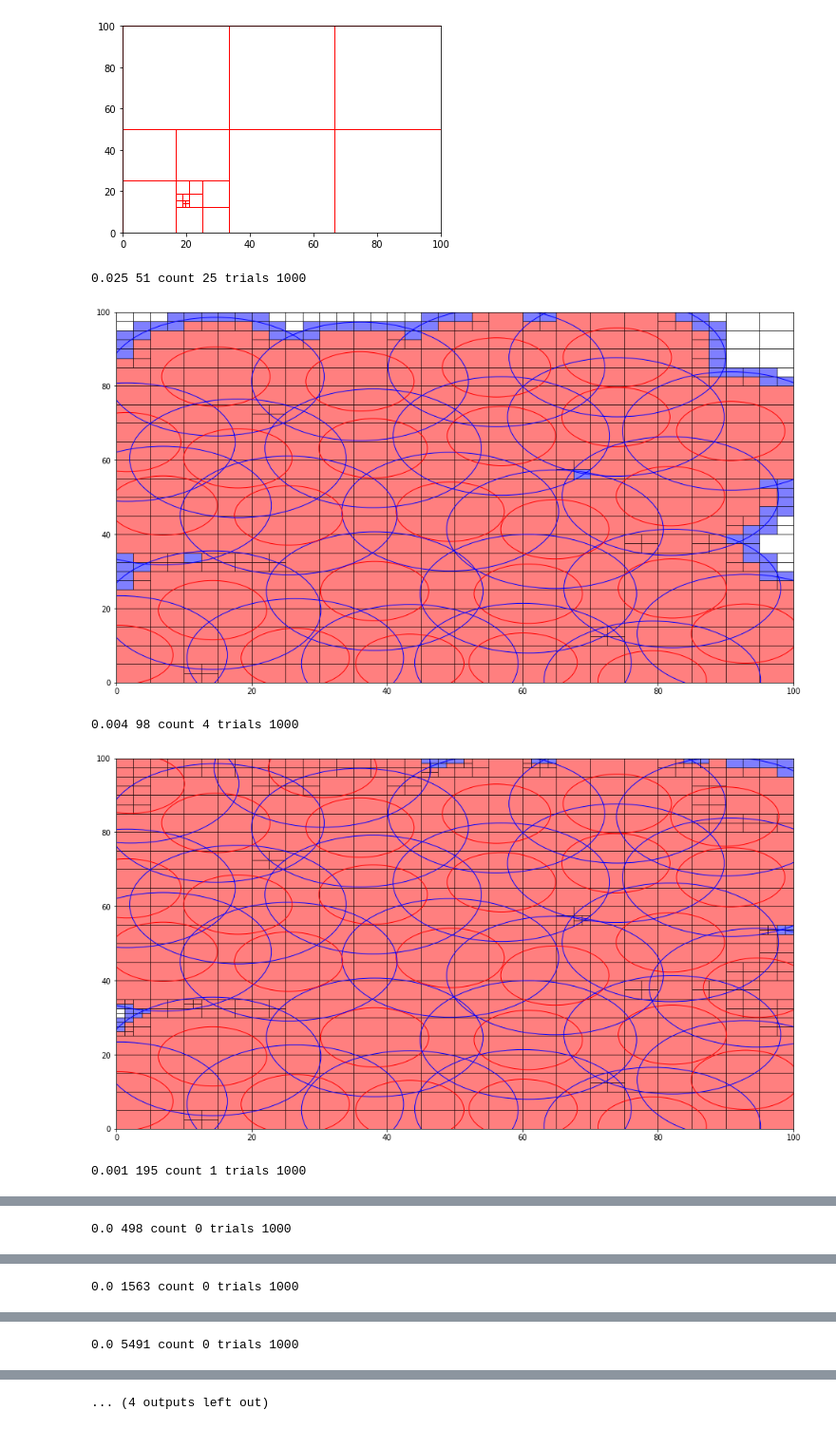
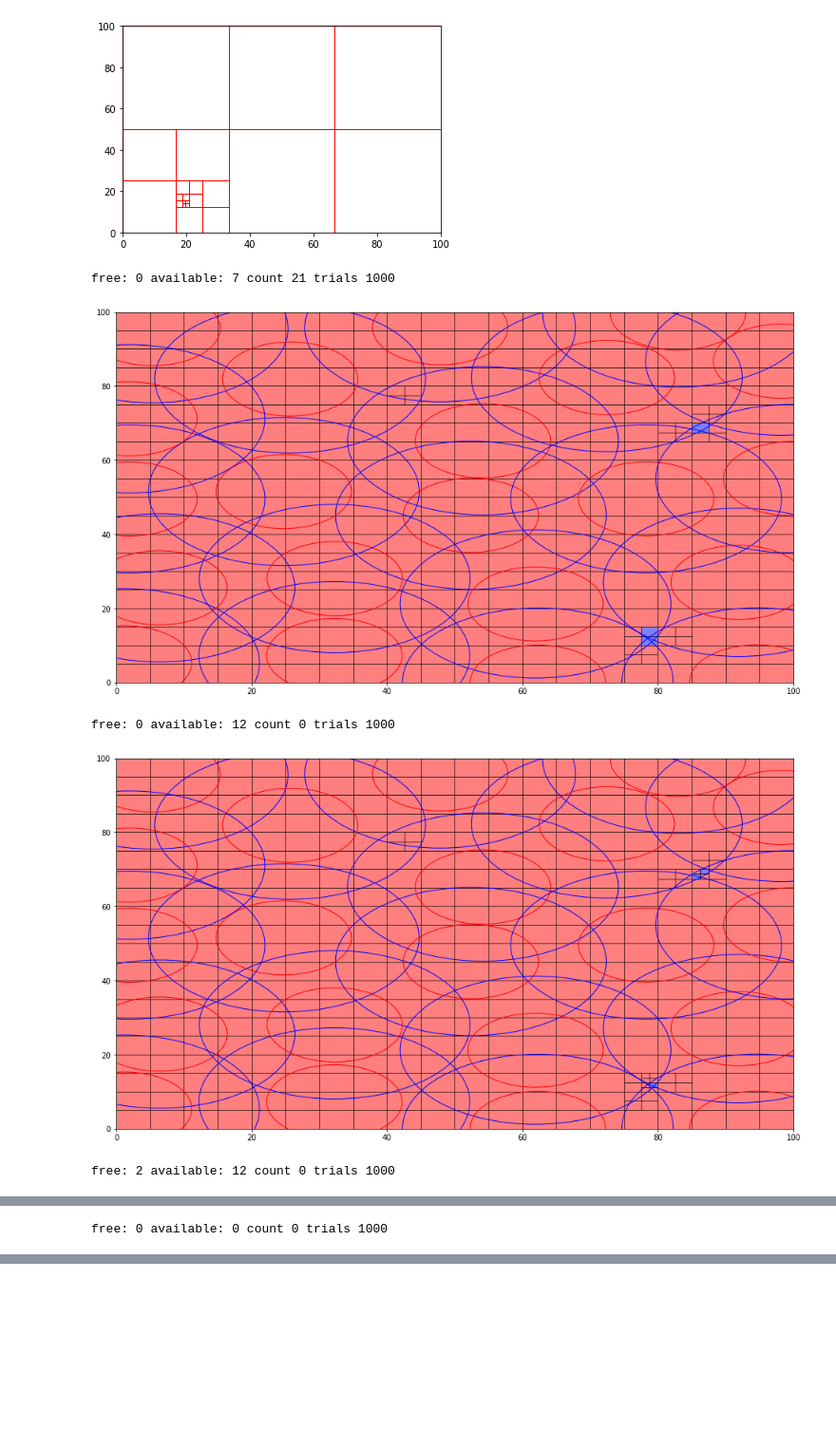
Before and after one commit to jakubwida/VoxelSequentialAdsorbtion, a Jupyter notebook: VoxelRandomSequentialAdsorbtionEngine.ipynb, the cells around one changed output, grey strips where cells are left out. Shown at 95% size. Drawn from its saved outputs; the diff is of its cells as text; code cells hidden in the pictures; blank space fills up the shorter version.

```diff
--- a/VoxelRandomSequentialAdsorbtionEngine.ipynb
+++ b/VoxelRandomSequentialAdsorbtionEngine.ipynb
@@ -80,6 +80,10 @@ class Voxel:
 
         return dimlist
 
+    def get_random_pos(self):
+        lows = self.pos
+        highs = self.size
+        return np.random.uniform(lows,highs,len(self.size))
 
 
 
@@ -142,7 +146,7 @@ w = World((100.0,100.0),(3,2),Voxel)
 for i in range(5):
     voxel = w.get_final_voxel_from_pos((20.0,15.0))
     voxel.subdivide()
-#voxel = w.get_final_voxel_from_pos((20.0,15.0))
+voxel = w.get_final_voxel_from_pos((20.0,15.0))
 #print(voxel.get_all_vertices())
 w.plot()
 # %% [output]
@@ -171,7 +175,7 @@ class RSAVoxel(Voxel):
         self.contents = []
 
     def subdivide(self):
-        if not self.is_full:
+        if not self.is_full and not self.is_divided:
             super().subdivide()
             self.world.available_voxels.remove(self)
             subvoxels = self.get_all_base_subvoxels()
@@ -189,8 +193,10 @@ class RSAVoxel(Voxel):
                             voxel.is_full = True
 
                         else:
+                            self.world.completely_free_voxels.append(voxel)
                             self.world.available_voxels.append(voxel)
             else:
+                self.world.completely_free_voxels.remove(self)
                 for voxel in subvoxels:
                     self.world.available_voxels.append(voxel)
 
@@ -201,12 +207,14 @@ class RSAWorld(World):
 
         self.figure_class = figure_class
         self.available_voxels = []
+        self.completely_free_voxels = []
         self.figures = []
 
         #for index, x in np.ndenumerate(self.world):
         #    self.available_voxels.append(self.world[tuple(index)])
         for index, x in np.ndenumerate(self.world):
             self.available_voxels.append(x)
+        self.completely_free_voxels = self.available_voxels.copy()
 
     #checks for collision between new and all figures, and if succesfull, inserts it into the voxels
     def add_figure(self,pos):
@@ -221,11 +229,15 @@ class RSAWorld(World):
 
             cond = figure.voxel_overlap(voxel)
             if cond == 0:
+                if len(voxel.contents) == 0:
+                    self.completely_free_voxels.remove(voxel)
                 voxel.contents.append(figure)
             elif cond == -1:
                 voxel.contents.append(figure)
                 voxel.is_full = True
                 new_voxels.remove(voxel)
+                if voxel in self.completely_free_voxels:
+                    self.completely_free_voxels.remove(voxel)
         self.available_voxels = new_voxels
 
         self.figures.append(figure)
@@ -234,14 +246,12 @@ class RSAWorld(World):
     def add_random_figure(self):
         if len(self.available_voxels) == 0:
             return None
-        #slow, but may be nescesary
-        free_voxels = [vox for vox in self.available_voxels if len(vox.contents) == 0]
-        if len(free_voxels) > 0:
-            voxel = random.choice(free_voxels)
+        if len(self.completely_free_voxels) > 0:
+            voxel = random.choice(self.completely_free_voxels)
         else:
             voxel = random.choice(self.available_voxels)
         lows = np.array(voxel.pos)
-        highs = np.array(voxel.size)
+        highs = np.array(voxel.size) + lows
         pos = np.random.uniform(lows,highs,size=len(self.size))
 
         return self.add_figure(pos)
@@ -249,13 +259,17 @@ class RSAWorld(World):
     def perform_rsa(self,treshold = 0.1,trials=100):
         while len(self.available_voxels) > 0:
             #for i in range(5):
+
+            #SLOW & BAD
+            self.available_voxels = [v for v in self.available_voxels if not v.is_full and not v.is_divided]
+            self.completely_free_voxels = [v for v in self.completely_free_voxels if not v.is_full and not v.is_divided]
             count=0
             for i in range(trials):
                 fig = self.add_random_figure()
                 if fig != None:
                     count+=1
             quality = float(count)/float(trials)
-            print(quality,len(self.available_voxels),"count",count,"trials",trials)
+            print("free:",len(self.completely_free_voxels),"available:",len(self.available_voxels),"count",count,"trials",trials)
             if quality <= treshold:
                 avcp = world.available_voxels.copy()
                 for i in avcp:
@@ -296,11 +310,11 @@ class RSAWorld(World):
 class CircleFigure(Figure):
     def __init__(self,pos):
         super().__init__(pos)
-        self.radius = 8.0
+        self.radius = 10.0
 
     def __radius_include(self,pos,target,radius):
         dist = abs(np.linalg.norm(pos-target))
-        return dist <= radius
+        return dist < radius
 
     # 1: doesnt overlap, 0: collides but not covers, -1: covers  (given voxel)
     def voxel_overlap(self,voxel):
@@ -333,19 +347,19 @@ class CircleFigure(Figure):
         ax.add_patch(circle2)
 # %%
 world = RSAWorld((100.0,100.0),(20,20),RSAVoxel,CircleFigure)
-world.perform_rsa(0.1,1000)
+world.perform_rsa(0.05,1000)
 
 #for i in range(2):
 #    voxel = world.get_final_voxel_from_pos((61.0,81.0))
 #    voxel.subdivide()
 #for i in range(20):
 #    world.add_random_figure()
 world.plot()
 #TODO:
 # fix voxel_overlap
 # %% [output]
-0.025 51 count 25 trials 1000
+free: 0 available: 7 count 21 trials 1000
-[figure, old version]
+[figure, new version]
-0.004 98 count 4 trials 1000
+free: 0 available: 12 count 0 trials 1000
-[figure, old version]
+[figure, new version]
-0.001 195 count 1 trials 1000
+free: 2 available: 12 count 0 trials 1000
@@ -353 +367 @@ world.plot()
-0.0 498 count 0 trials 1000
+free: 0 available: 0 count 0 trials 1000
@@ -355 +368,0 @@ world.plot()
-0.0 1563 count 0 trials 1000
@@ -357 +369,0 @@ world.plot()
-0.0 5491 count 0 trials 1000
@@ -359 +369,0 @@ world.plot()
-... (4 outputs left out)
```
Also changed, not shown: parts of 3 cells of this notebook.
